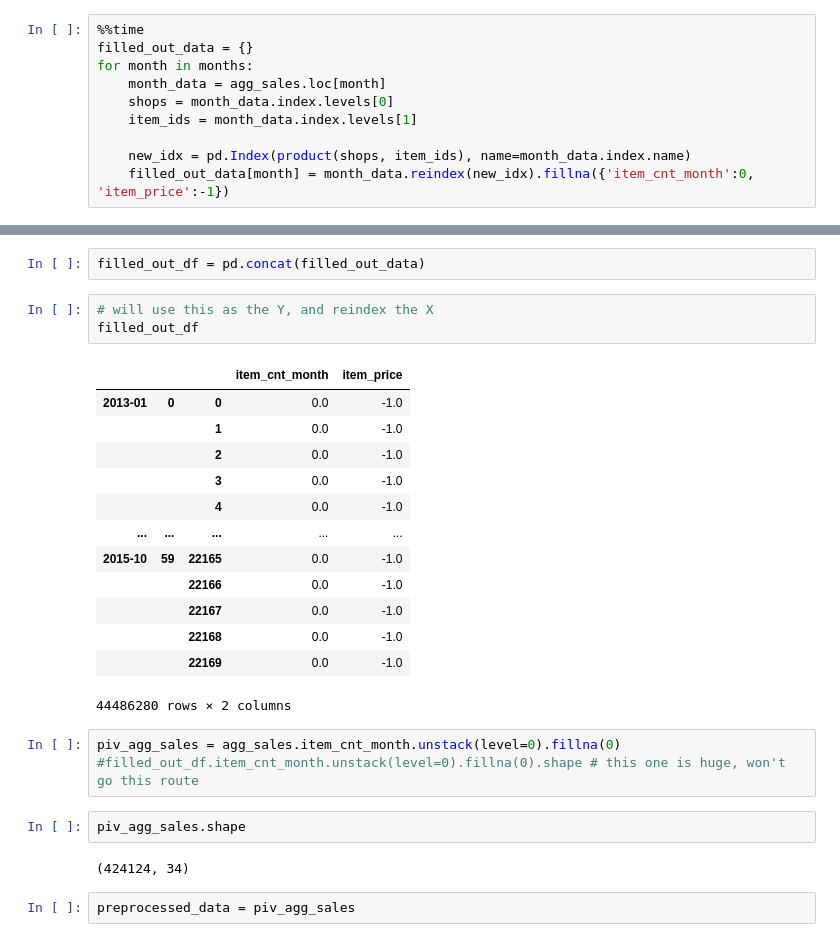
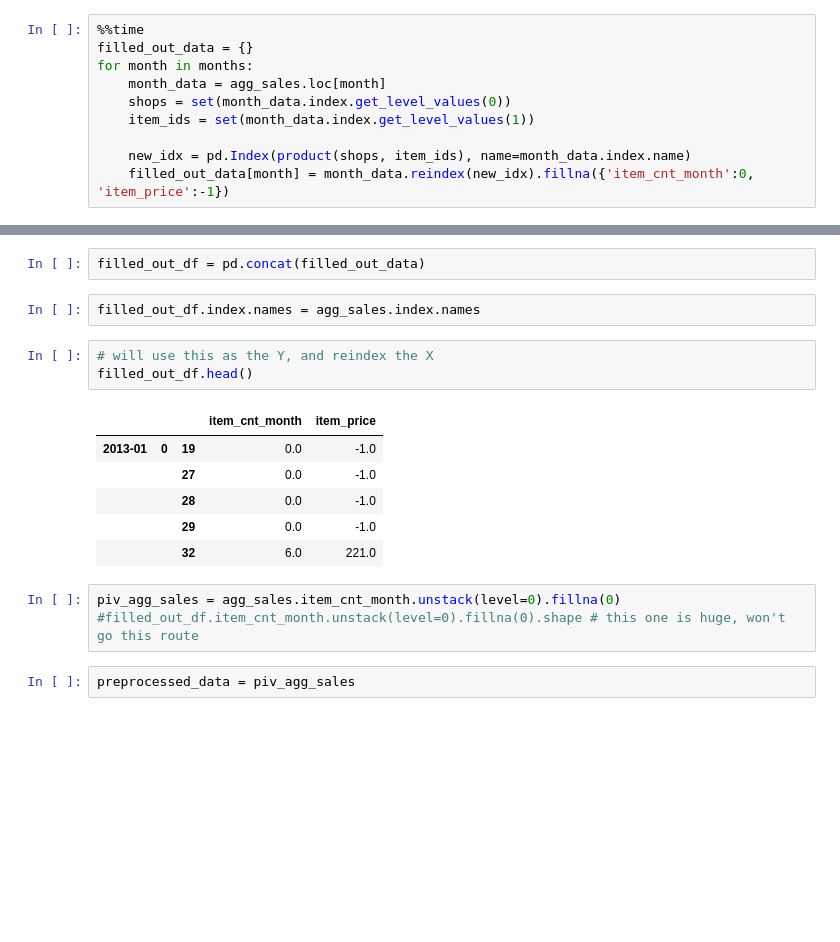
Before and after one commit to lsuazo/HowToWinKaggle, a Jupyter notebook: FinalProject/20200824_setup_cross_val.ipynb, the cells around one changed output, grey strips where cells are left out. Saved outputs shown, nothing was run; the diff lists cells and outputs as text; blank space fills up the shorter version.

```diff
--- a/FinalProject/20200824_setup_cross_val.ipynb
+++ b/FinalProject/20200824_setup_cross_val.ipynb
@@ -51,8 +51,8 @@ months = sorted(agg_sales.index.levels[0])
 filled_out_data = {}
 for month in months:
     month_data = agg_sales.loc[month]
-    shops = month_data.index.levels[0]
-    item_ids = month_data.index.levels[1]
+    shops = set(month_data.index.get_level_values(0))
+    item_ids = set(month_data.index.get_level_values(1))
 
     new_idx = pd.Index(product(shops, item_ids), name=month_data.index.name)
     filled_out_data[month] = month_data.reindex(new_idx).fillna({'item_cnt_month':0, 'item_price':-1})
@@ -61,29 +61,20 @@ Wall time: 1min 8s
 # %%
 filled_out_df = pd.concat(filled_out_data)
+# %%
+filled_out_df.index.names = agg_sales.index.names
 # %%
 # will use this as the Y, and reindex the X
-filled_out_df
+filled_out_df.head()
 # %% [output]
 |  |  |  | item_cnt_month | item_price |
-| 2013-01 | 0 | 0 | 0.0 | -1.0 |
-|  |  | 1 | 0.0 | -1.0 |
-|  |  | 2 | 0.0 | -1.0 |
-|  |  | 3 | 0.0 | -1.0 |
-|  |  | 4 | 0.0 | -1.0 |
-| ... | ... | ... | ... | ... |
-| 2015-10 | 59 | 22165 | 0.0 | -1.0 |
-|  |  | 22166 | 0.0 | -1.0 |
-|  |  | 22167 | 0.0 | -1.0 |
-|  |  | 22168 | 0.0 | -1.0 |
-|  |  | 22169 | 0.0 | -1.0 |
+| 2013-01 | 0 | 19 | 0.0 | -1.0 |
+|  |  | 27 | 0.0 | -1.0 |
+|  |  | 28 | 0.0 | -1.0 |
+|  |  | 29 | 0.0 | -1.0 |
+|  |  | 32 | 6.0 | 221.0 |
-44486280 rows × 2 columns
 # %%
 piv_agg_sales = agg_sales.item_cnt_month.unstack(level=0).fillna(0)
 #filled_out_df.item_cnt_month.unstack(level=0).fillna(0).shape # this one is huge, won't go this route
-# %%
-piv_agg_sales.shape
-# %% [output]
-(424124, 34)
 # %%
 preprocessed_data = piv_agg_sales
 # %% [markdown]
```
Also changed, not shown: parts of 60 cells of this notebook, 1 other file.
